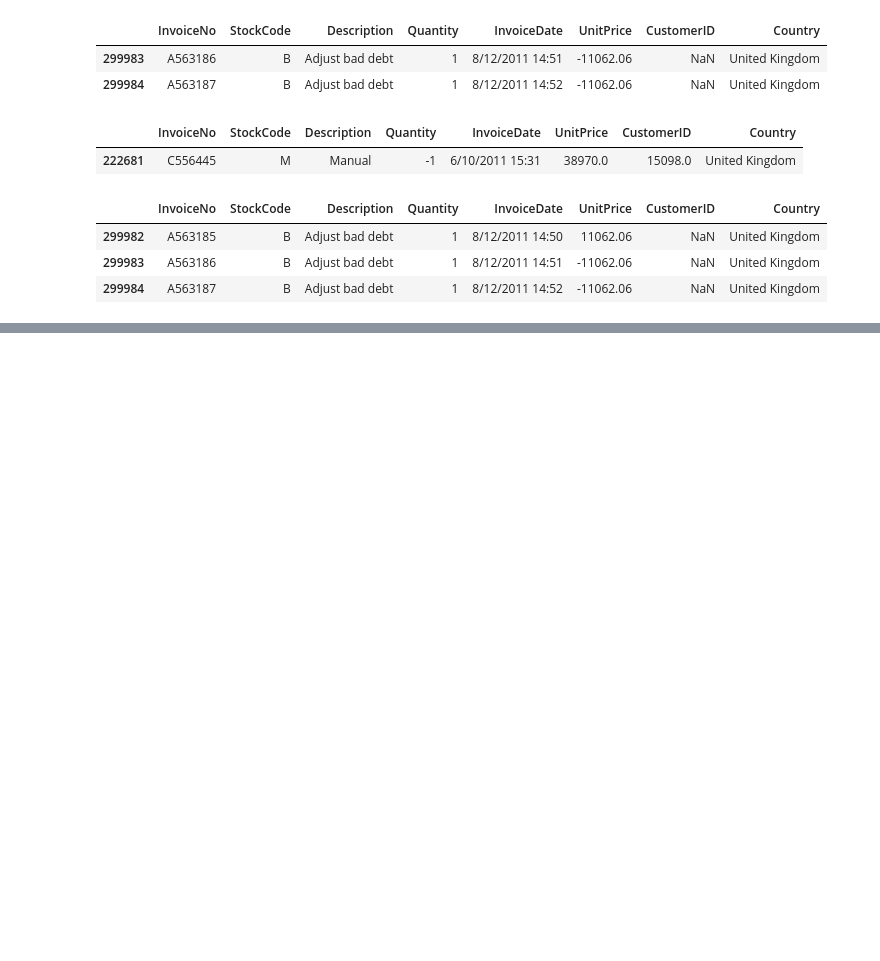
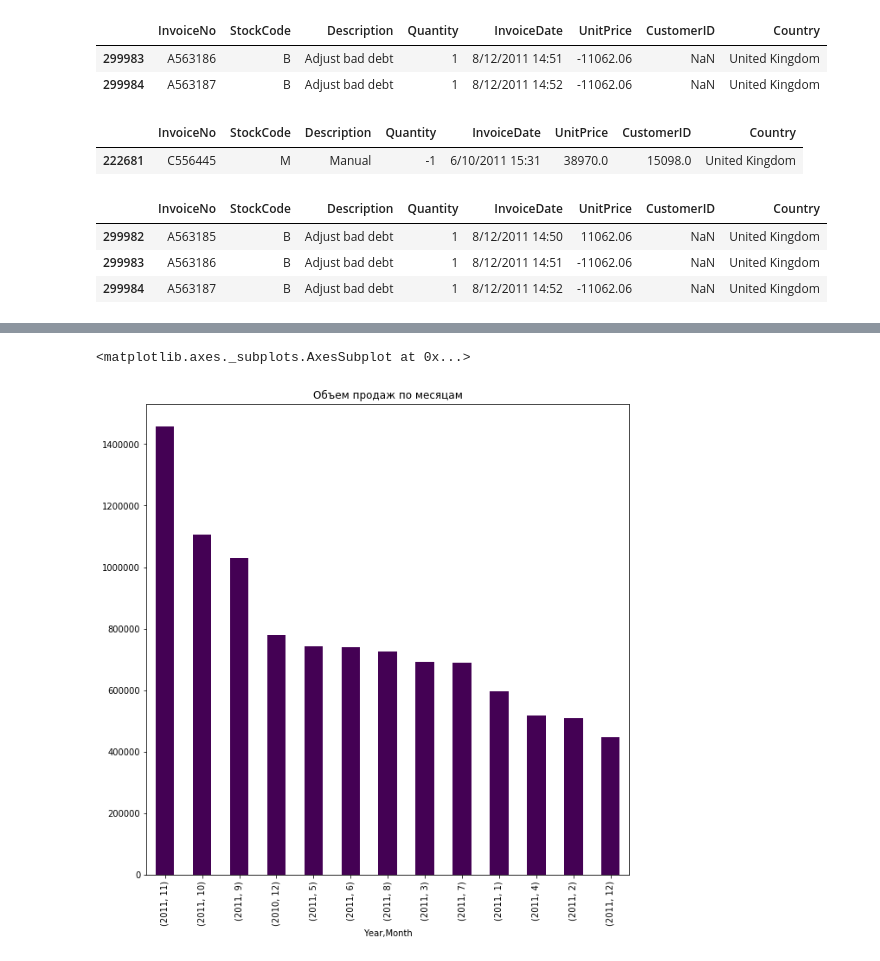
Before and after one commit to alexrudskih/pyda14_rudskih_HW, a Jupyter notebook: diplom/diplom.ipynb, the cells around one changed output, grey strips where cells are left out. Saved outputs shown, nothing was run; the diff lists cells and outputs as text; code cells hidden in the pictures; blank space fills up the shorter version.

```diff
--- a/diplom/diplom.ipynb
+++ b/diplom/diplom.ipynb
@@ -209,0 +314,16 @@ data.info()
+# %%
+# преобразуем InvoiceDate в объект datetime и разобъем его на составляющие части
+data['InvoiceDate']=pd.to_datetime(data['InvoiceDate'])
+data['Sales'] = data.Quantity*data.UnitPrice
+data['Year']=data.InvoiceDate.dt.year
+data['Month']=data.InvoiceDate.dt.month
+data['Week']=data.InvoiceDate.dt.week
+
+data['Year_Month']=data.InvoiceDate.dt.to_period('M')
+data['Hour']=data.InvoiceDate.dt.hour
+data['Day']=data.InvoiceDate.dt.day
+
+data['weekday'] = data.InvoiceDate.dt.day_name()
+
+data['Date']=pd.to_datetime(data[['Year','Month','Day']])
+data.head()
@@ -209,0 +357,8 @@ data.info()
+# %%
+# график объема продаж по месяцам
+data.groupby(['Year','Month']).sum().sort_values('Sales', ascending = False)['Sales'].plot(
+    kind='bar', title='Объем продаж по месяцам',
+    figsize=(10,10), colormap = 'viridis')
+# %% [output]
+<matplotlib.axes._subplots.AxesSubplot at 0x...>
+[figure, added]
```
Also changed, not shown: parts of 91 cells of this notebook.
